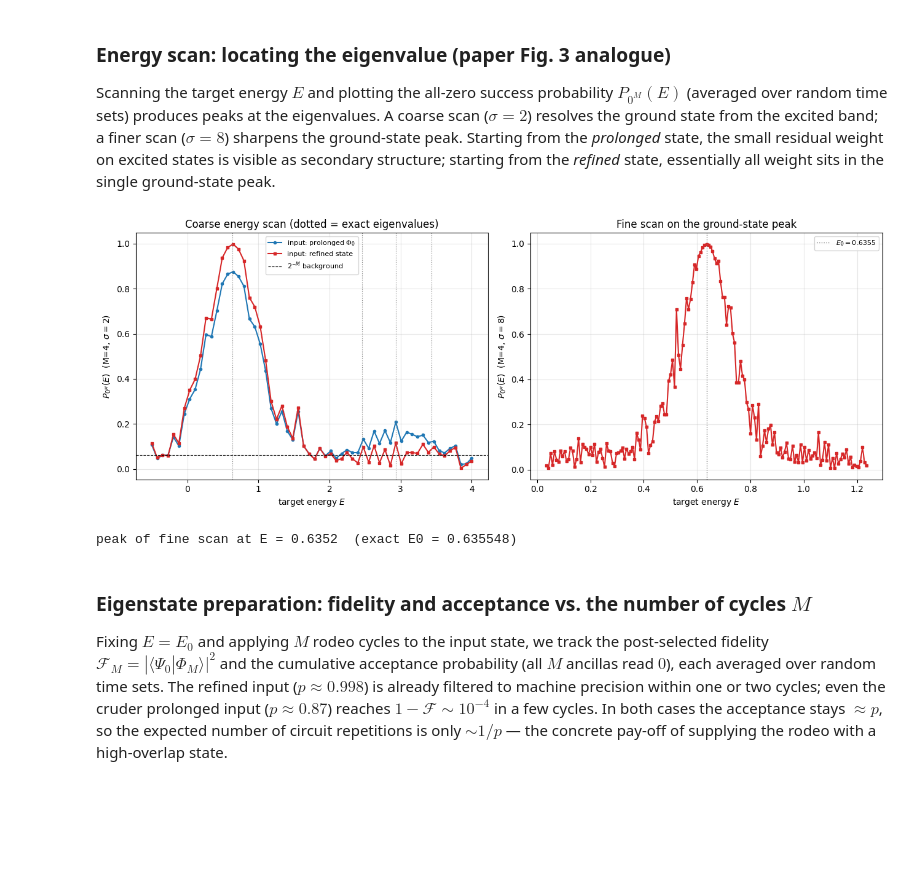
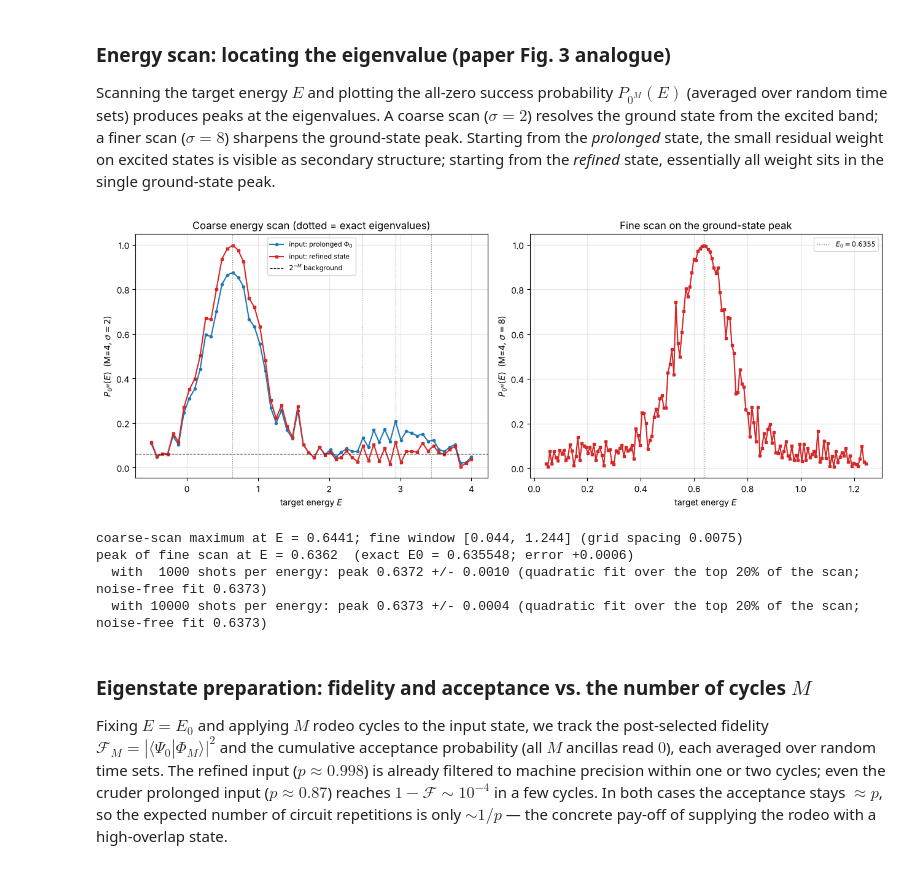
Before and after one commit to CompPhysics/QuantumComputingQuNorth, a Jupyter notebook: EigenQ/pairing-eigenq/notebooks/ResolutionRefPairing.ipynb, the cells around one changed output. Drawn from its saved outputs; the diff is of its cells as text; code cells hidden in the pictures; blank space fills up the shorter version.

```diff
--- a/EigenQ/pairing-eigenq/notebooks/ResolutionRefPairing.ipynb
+++ b/EigenQ/pairing-eigenq/notebooks/ResolutionRefPairing.ipynb
@@ -1581,37 +1581,51 @@ def scan(v0, Es, sigma, H, M=4, n_sets=12, seed=0):
         for j, E in enumerate(Es):
             out[j] += rodeo_allzero_prob(v0, rng.normal(0, sigma, M), E, H)
     return out/n_sets
 
 Es_coarse = np.linspace(-0.5, 4.0, 60)
-Es_fine   = np.linspace(E0-0.6, E0+0.6, 161)
 Pc_pro = scan(psi_prolonged, Es_coarse, 2.0, Hrod)
 Pc_ref = scan(psi_refined,   Es_coarse, 2.0, Hrod)
+# the fine window is chosen from the COARSE scan alone (its highest point), not from the exact E0
+E_coarse_pk = Es_coarse[np.argmax(Pc_ref)]
+Es_fine   = np.linspace(E_coarse_pk-0.6, E_coarse_pk+0.6, 161)
 Pf_ref = scan(psi_refined,   Es_fine,   8.0, Hrod)
 
 fig, (axL, axR) = plt.subplots(1, 2, figsize=(13, 5))
 axL.plot(Es_coarse, Pc_pro, 'o-', ms=3, color='C0', label='input: prolonged $\\Phi_0$')
 axL.plot(Es_coarse, Pc_ref, 's-', ms=3, color='C3', label='input: refined state')
 for e in np.unique(np.round(wR[wR < 4.2], 4)):
     axL.axvline(e, color='gray', ls=':', lw=0.8)
 axL.axhline(0.5**4, color='k', ls='--', lw=0.8, label='$2^{-M}$ background')
 axL.set_xlabel('target energy $E$'); axL.set_ylabel(r'$P_{0^M}(E)$  (M=4, $\sigma=2$)')
 axL.set_title('Coarse energy scan (dotted = exact eigenvalues)'); axL.legend(fontsize=8); axL.grid(alpha=0.3)
 
 axR.plot(Es_fine, Pf_ref, 's-', ms=3, color='C3')
 axR.axvline(E0, color='gray', ls=':', lw=1.0, label=f'$E_0={E0:.4f}$')
 axR.set_xlabel('target energy $E$'); axR.set_ylabel(r'$P_{0^M}(E)$  (M=4, $\sigma=8$)')
 axR.set_title('Fine scan on the ground-state peak'); axR.legend(fontsize=8); axR.grid(alpha=0.3)
 plt.tight_layout(); plt.show()
 jpk = np.argmax(Pf_ref)
 if 0 < jpk < len(Es_fine)-1:                       # parabolic refinement of the peak
     y0,y1,y2 = Pf_ref[jpk-1:jpk+2]; dx = Es_fine[1]-Es_fine[0]
     Epk = Es_fine[jpk] + 0.5*dx*(y0-y2)/(y0-2*y1+y2)
 else:
     Epk = Es_fine[jpk]
-print(f"peak of fine scan at E = {Epk:.4f}  (exact E0 = {E0:.6f})")
+print(f"coarse-scan maximum at E = {E_coarse_pk:.4f}; fine window [{Es_fine[0]:.3f}, {Es_fine[-1]:.3f}] (grid spacing {Es_fine[1]-Es_fine[0]:.4f})")
+print(f"peak of fine scan at E = {Epk:.4f}  (exact E0 = {E0:.6f}; error {Epk-E0:+.4f})")
+# shot noise: every acceptance is estimated from n_shots runs; locate the peak by a quadratic fit
+# over the points above 0.8 x max, with binomial noise added, 200 times
+def peak_quadratic(y):
+    m = y >= 0.8*y.max(); c = np.polyfit(Es_fine[m], y[m], 2); return -c[1]/(2*c[0])
+rng_sh = np.random.default_rng(11)
+for n_shots in (10**3, 10**4):
+    pk = [peak_quadratic(rng_sh.binomial(n_shots, np.clip(Pf_ref, 0, 1))/n_shots) for _ in range(200)]
+    print(f"  with {n_shots:5d} shots per energy: peak {np.mean(pk):.4f} +/- {np.std(pk):.4f} (quadratic fit over the top 20% of the scan; noise-free fit {peak_quadratic(Pf_ref):.4f})")
 # %% [output]
-[figure, old version]
+[figure, new version]
-peak of fine scan at E = 0.6352  (exact E0 = 0.635548)
+coarse-scan maximum at E = 0.6441; fine window [0.044, 1.244] (grid spacing 0.0075)
+peak of fine scan at E = 0.6362  (exact E0 = 0.635548; error +0.0006)
+  with  1000 shots per energy: peak 0.6372 +/- 0.0010 (quadratic fit over the top 20% of the scan; noise-free fit 0.6373)
+  with 10000 shots per energy: peak 0.6373 +/- 0.0004 (quadratic fit over the top 20% of the scan; noise-free fit 0.6373)
 # %% [markdown]
 ### Eigenstate preparation: fidelity and acceptance vs. the number of cycles $M$
 
```
Also changed, not shown: parts of 24 cells of this notebook, 11 other files.
